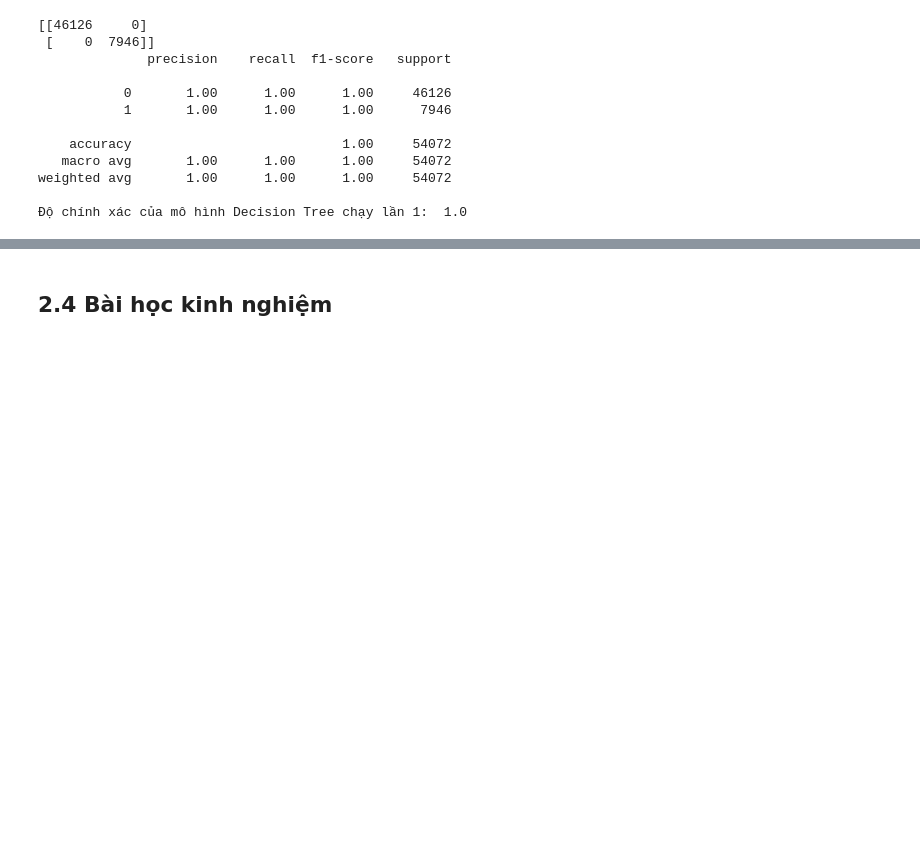
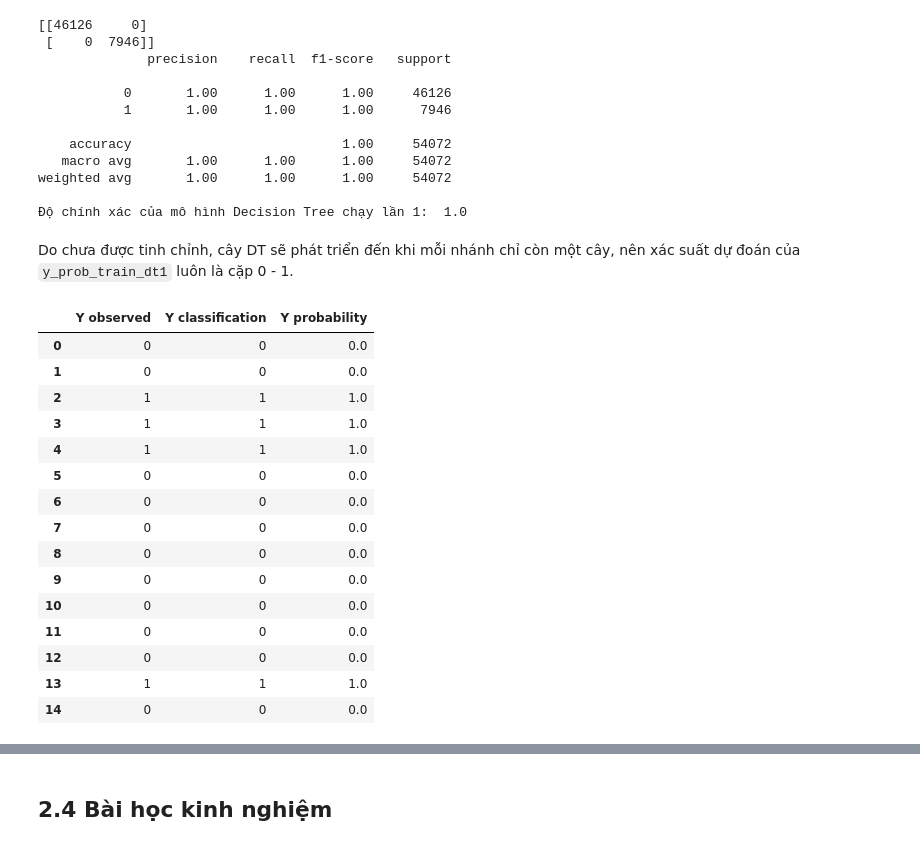
Before and after one commit to lktuan/ds4fb, a Jupyter notebook: notebooks/chapter2_decision_tree.ipynb, the cells around one changed output, grey strips where cells are left out. Cells and saved outputs as stored; diff of their text form; code cells hidden in the pictures; blank space fills up the shorter version.

```diff
--- a/notebooks/chapter2_decision_tree.ipynb
+++ b/notebooks/chapter2_decision_tree.ipynb
@@ -300,3 +299,25 @@ print(
 weighted avg       1.00      1.00      1.00     54072
 
 Độ chính xác của mô hình Decision Tree chạy lần 1:  1.0
+# %% [markdown]
+Do chưa được tinh chỉnh, cây DT sẽ phát triển đến khi mỗi nhánh chỉ còn một cây, nên xác suất dự đoán của `y_prob_train_dt1` luôn là cặp 0 - 1.
+# %%
+df_report = pd.DataFrame({'Y observed': y_train.ravel(), 'Y classification': y_pred_train_dt1.ravel(), 'Y probability': y_prob_train_dt1[:,1]})
+df_report.head(15)
+# %% [output]
+|  | Y observed | Y classification | Y probability |
+| 0 | 0 | 0 | 0.0 |
+| 1 | 0 | 0 | 0.0 |
+| 2 | 1 | 1 | 1.0 |
+| 3 | 1 | 1 | 1.0 |
+| 4 | 1 | 1 | 1.0 |
+| 5 | 0 | 0 | 0.0 |
+| 6 | 0 | 0 | 0.0 |
+| 7 | 0 | 0 | 0.0 |
+| 8 | 0 | 0 | 0.0 |
+| 9 | 0 | 0 | 0.0 |
+| 10 | 0 | 0 | 0.0 |
+| 11 | 0 | 0 | 0.0 |
+| 12 | 0 | 0 | 0.0 |
+| 13 | 1 | 1 | 1.0 |
+| 14 | 0 | 0 | 0.0 |
```
Also changed, not shown: parts of 10 cells of this notebook, 3 other files.
